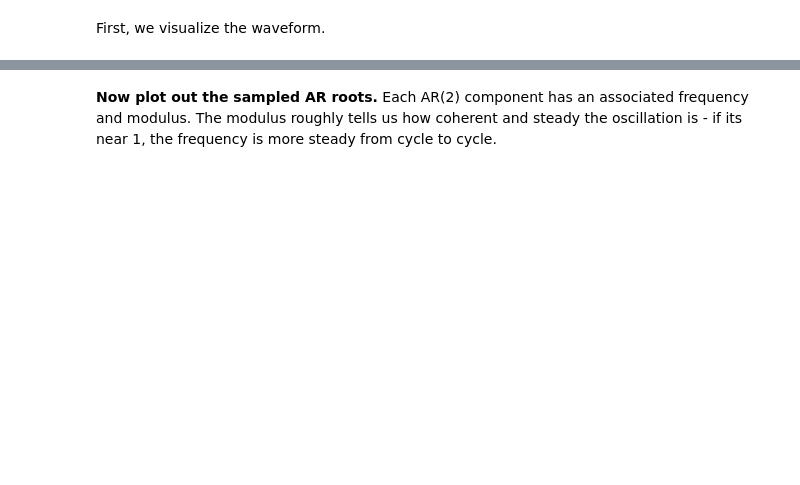
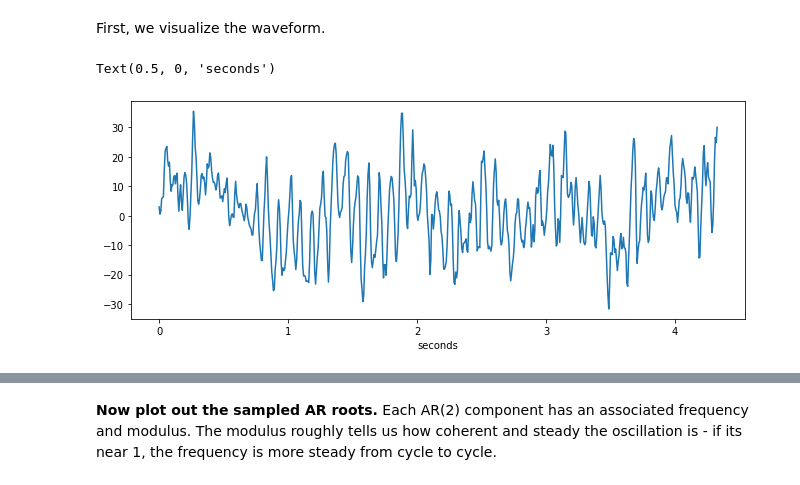
Before and after one commit to AraiKensuke/LOST, a Jupyter notebook: Notebooks/ARdecomposition.ipynb, the cells around one changed output, grey strips where cells are left out. Saved outputs shown, nothing was run; the diff lists cells and outputs as text; code cells hidden in the pictures; blank space fills up the shorter version.

```diff
--- a/Notebooks/ARdecomposition.ipynb
+++ b/Notebooks/ARdecomposition.ipynb
@@ -57,11 +50,11 @@ else:
 from LOST.ARcfSmplNoMCMC import ARcfSmpl, FilteredTimeseries
 
 def getComponents(uts, wts, allalfas, it0, it1):
-  """
-  Decompose timeseries into AR(1) and AR(2) components.
-  uts and wts are filtered timeseries calculated at every Gibbs iteration.
-  Using these, the decomposition is calculated, again for each Gibbs iteration.
-  """
+    """
+    Decompose timeseries into AR(1) and AR(2) components.
+    uts and wts are filtered timeseries calculated at every Gibbs iteration.
+    Using these, the decomposition is calculated, again for each Gibbs iteration.
+    """
     ddN   = N
 
     rts = _N.empty((ITER, TR, ddN+1, R, 1))    #  real components   N = ddN
@@ -77,47 +70,47 @@ def getComponents(uts, wts, allalfas, it0, it1):
             for z in range(Cn+Cs):
                 #print "z   %d" % z
                 cf1 = 2*c[2*z].real
                 gam = allalfas[it, R+2*z]
                 cf2 = 2*(c[2*z].real*gam.real + c[2*z].imag*gam.imag)
                 zts[it, tr, 0:ddN+1, z] = cf1*wts[it, tr, z, 1:ddN+2] - cf2*wts[it, tr, z, 0:ddN+1]
     return rts, zts
 
 
-freq_order    = True       #  return the AR components in order of frequency.
-ARord         = _cd.__NF__
-
-#  guessing AR coefficients of this form
-Cn      = 8   # noise components
-#Cn      = 2   # noise components
-Cs      = 0
-#Cs      = 1
-R       = 2
-
-k     = 2*(Cn + Cs) + R    #  total AR order.
 #N     =  6000
 #N     =  600
 #N = 1200
-N = 550
+N = 550   #  we really mean (N*skip) * dt_orig
 TR    = 1
 
+dt_orig=0.003333
 dt = 0.001
+skip=2
 #dt = 0.003333
 #dat    = "twoAR1l"
 #__obsvd = _N.loadtxt("practice/%s.dat" % dat)
 #__obsvd = _N.loadtxt("practice/eeg_bp.dat")
 __obsvd = _N.loadtxt("practice/eeg.dat")
 #__obsvd = _N.loadtxt("practice/rideSlow1.dat")
 shp = __obsvd.shape
 nComps = shp[1]-1
 #nComps = 1
 #_obsvd = __obsvd[::3, nComps]
 #_obsvd = __obsvd[:, nComps]
 #_obsvd = __obsvd[::2, 0]
 #_obsvd = __obsvd[:, 0]
-_obsvd = __obsvd[::2, 15]
+eeg_ch  = 15
+_obsvd = __obsvd[::skip, eeg_ch]
 obsvd = _N.empty((1, N+100))
-#obsvd[0] = _obsvd[4800:4800+N+100]
-obsvd[0] = _obsvd[12500:12500+N+100]
+# i0 = 1200   (no 12Hz)
+# i0 = 12500  noticeable 12Hz
+i0     = 3200    # noticeable 12Hz
+obsvd[0] = _obsvd[i0:i0+N+100]
 
-_plt.plot(obsvd[0])
+xt       = _N.linspace(0, dt_orig*(N+100)*skip, N+100, endpoint=False)
+fig = _plt.figure(figsize=(11, 4))
+_plt.plot(xt, obsvd[0])
+_plt.xlabel("seconds")
+# %% [output]
+Text(0.5, 0, 'seconds')
+[figure, added]
 # %%
```
Also changed, not shown: parts of 4 cells of this notebook.
